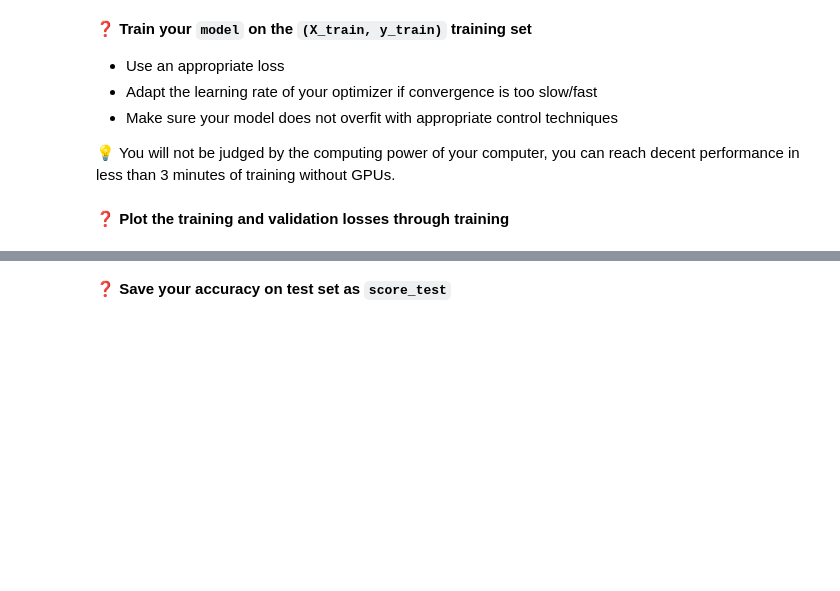
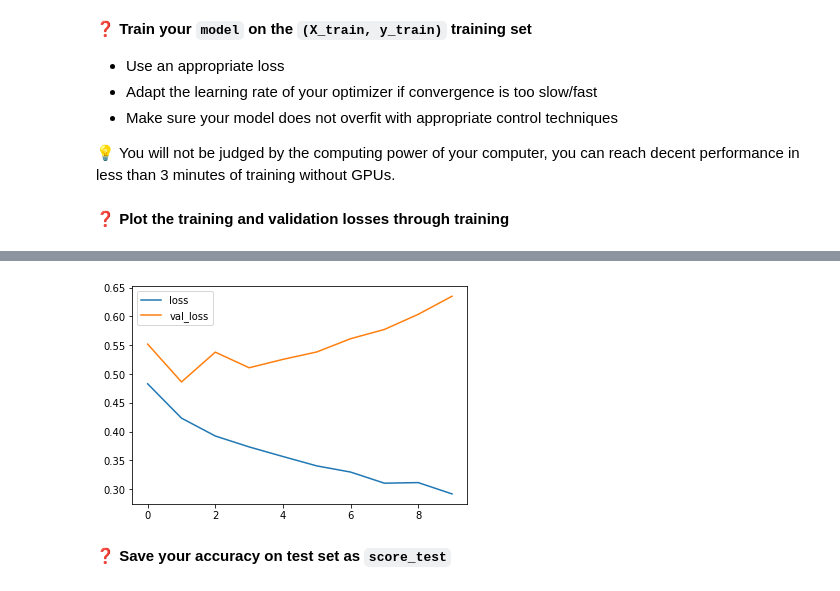
Before and after one commit to alexisgourdol/data-certification-exam, a Jupyter notebook: recurrent_neural_network/lyrics_detector.ipynb, the cells around one changed output, grey strips where cells are left out. Cells and saved outputs as stored; diff of their text form; code cells hidden in the pictures; blank space fills up the shorter version.

```diff
--- a/recurrent_neural_network/lyrics_detector.ipynb
+++ b/recurrent_neural_network/lyrics_detector.ipynb
@@ -317,0 +328,3 @@ assert len(data['embed']) == len(data)
+# %%
+X = pad_sequences(data.embed, dtype='float32', padding='post', value=0)
+X.shape
@@ -321,0 +340,4 @@ assert len(data['embed']) == len(data)
+# %%
+y = pd.get_dummies(data.artist).to_numpy()
+print(y.shape)
+y
@@ -366,3 +435,9 @@ with open("data_lyrics_solution.pickle", "rb") as file:
+# %%
+model = Sequential()
+model.add(layers.Masking(mask_value=0))
+model.add(layers.LSTM(units=10, activation='tanh')) # tanh
+model.add(layers.Dense(1))
+model.add(layers.Dense(3, activation='softmax'))
 # %% [markdown]
 ❓ **Train your `model` on the `(X_train, y_train)` training set**
 - Use an appropriate loss
@@ -375,2 +448,9 @@ with open("data_lyrics_solution.pickle", "rb") as file:
+# %%
+optimizer = tf.keras.optimizers.RMSprop(
+    learning_rate=0.01, rho=0.9, momentum=0.0, epsilon=1e-07, centered=False,
+    name='RMSprop')
+
+model.compile(loss='binary_crossentropy', optimizer=optimizer , metrics=['accuracy'])
+model.fit(X_train, y_train, batch_size=16, validation_split=0.2, epochs=10, verbose=0);
 # %% [markdown]
 ❓ **Plot the training and validation losses through training**
@@ -377,12 +477,13 @@ with open("data_lyrics_solution.pickle", "rb") as file:
 # %%
-# Plot below your train/val loss history
-# YOUR CODE HERE
-# YOUR CODE HERE
-# YOUR CODE HERE
-
+# Plot below your train/val loss history ====> learning_rate=0.01
+plt.plot(model.history.history['loss'], label='loss')
+plt.plot(model.history.history['val_loss'], label='val_loss')
+plt.legend();
 
 # Run also this code to save figure as jpg in path below (it's your job to ensure it works)
 fig = plt.gcf()
 plt.savefig("tests/history.png")
+# %% [output]
+[figure, added]
 # %% [markdown]
 ❓ **Save your accuracy on test set as `score_test`**
```
Also changed, not shown: parts of 21 cells of this notebook, 4 other files.
